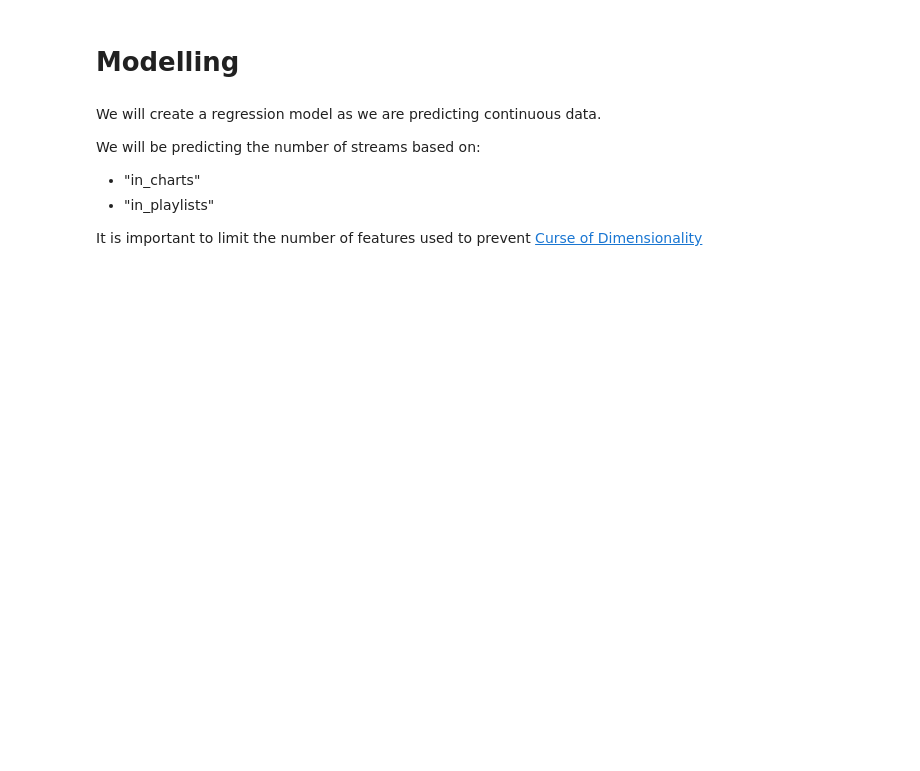
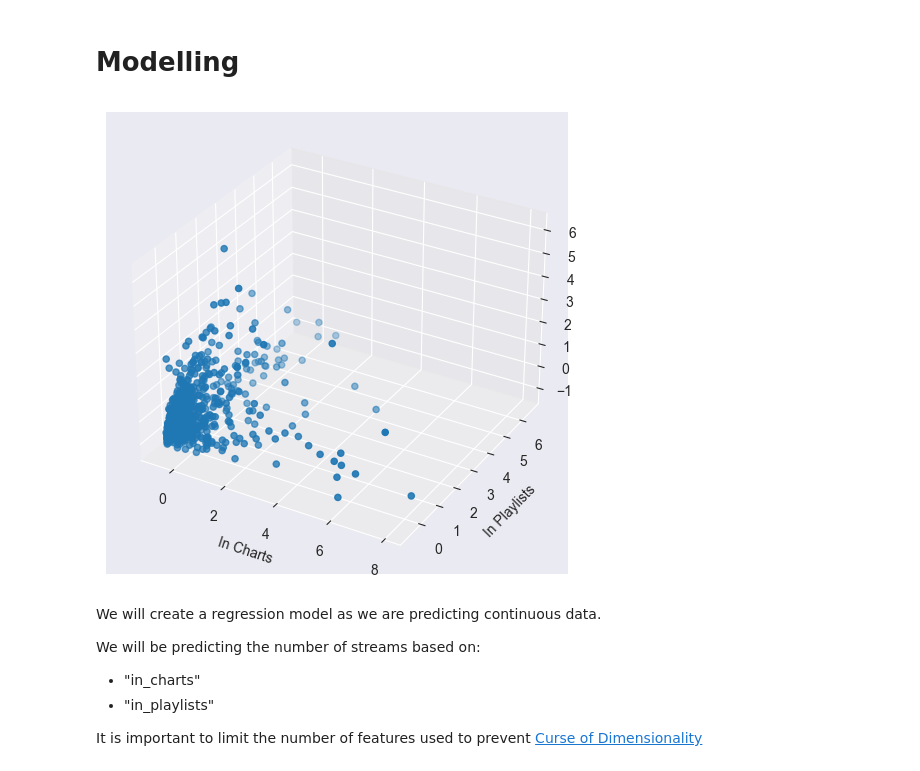
Before and after one commit to certificateofparticipation/VJCxTP-Hackathon-24, a Jupyter notebook: main.ipynb, the cells around one changed output. Cells and saved outputs as stored; diff of their text form; code cells hidden in the pictures; blank space fills up the shorter version.

```diff
--- a/main.ipynb
+++ b/main.ipynb
@@ -386,4 +386,15 @@ plt.show()
 - Most songs top songs have low to medium **speechiness**, indicating that most songs have vocals but not all have spoken words
 # %% [markdown]
 # Modelling
+# %%
+
+figure = plt.figure(figsize=(6,6))
+ax = plt.axes(projection='3d')
+ax.set_xlabel('In Charts')
+ax.set_ylabel('In Playlists')
+ax.set_zlabel('Streams per month')
+ax.scatter(df["in_charts"], df["in_playlists"], df["streams_per_month"])
+plt.show()
+# %% [output]
+[figure, added]
 # %% [markdown]
```
Also changed, not shown: parts of 7 cells of this notebook.
